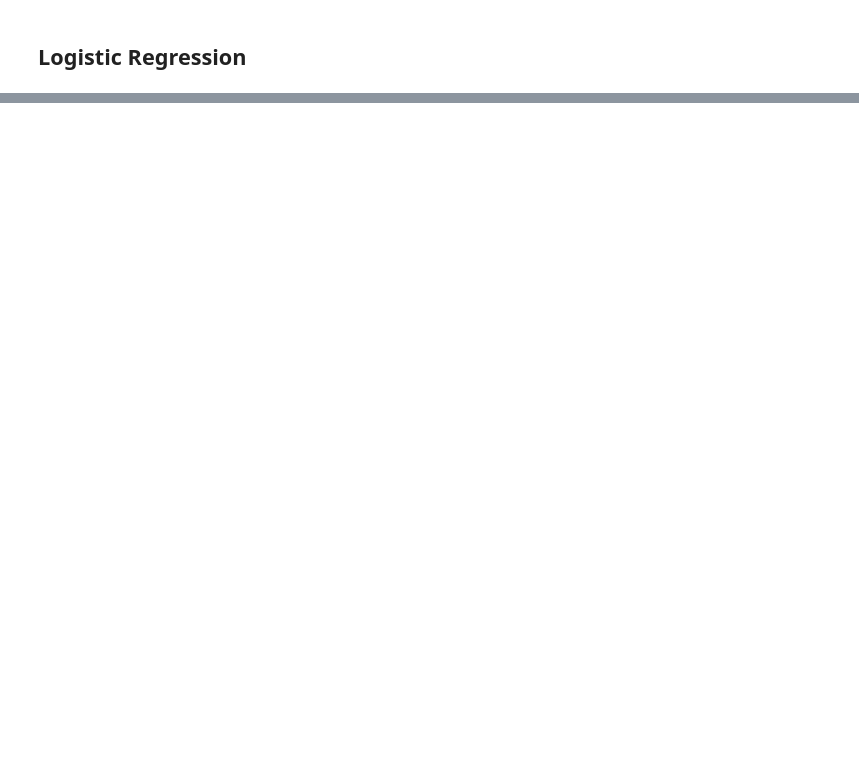
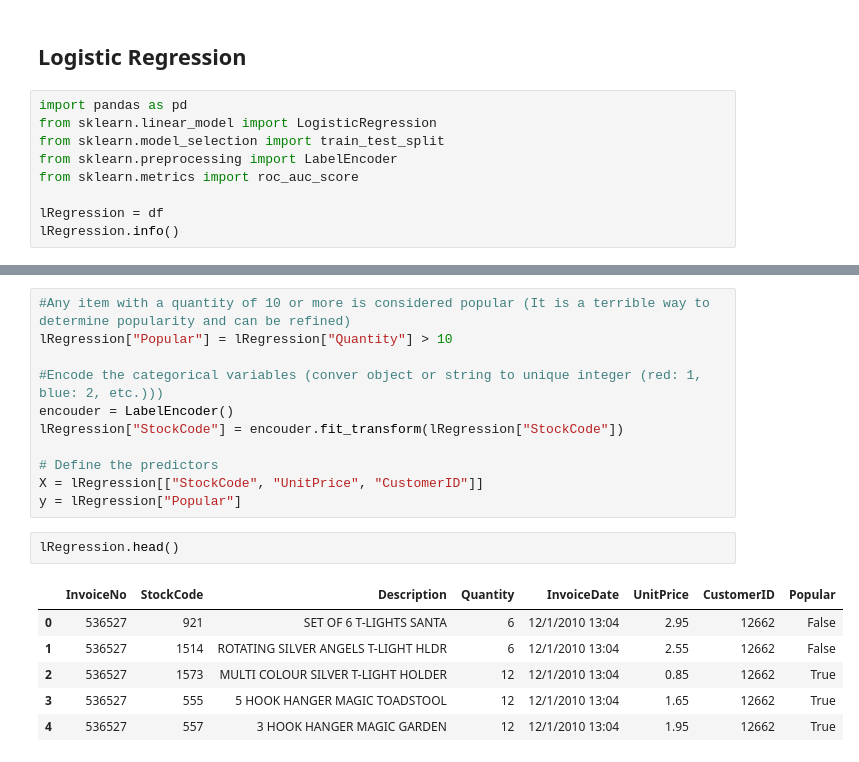
Before and after one commit to KAL17002493/L6-AI-L1, a Jupyter notebook: A1.ipynb, the cells around one changed output, grey strips where cells are left out. Drawn from its saved outputs; the diff is of its cells as text; blank space fills up the shorter version.

```diff
--- a/A1.ipynb
+++ b/A1.ipynb
@@ -304,2 +287,11 @@ InvoiceDate
 # %% [markdown]
 ## Logistic Regression
+# %%
+import pandas as pd
+from sklearn.linear_model import LogisticRegression
+from sklearn.model_selection import train_test_split
+from sklearn.preprocessing import LabelEncoder
+from sklearn.metrics import roc_auc_score
+
+lRegression = df
+lRegression.info()
@@ -305,0 +313,20 @@ InvoiceDate
+# %%
+#Any item with a quantity of 10 or more is considered popular (It is a terrible way to determine popularity and can be refined)
+lRegression["Popular"] = lRegression["Quantity"] > 10
+
+#Encode the categorical variables (conver object or string to unique integer (red: 1, blue: 2, etc.)))
+encouder = LabelEncoder()
+lRegression["StockCode"] = encouder.fit_transform(lRegression["StockCode"])
+
+# Define the predictors
+X = lRegression[["StockCode", "UnitPrice", "CustomerID"]]
+y = lRegression["Popular"]
+# %%
+lRegression.head()
+# %% [output]
+|  | InvoiceNo | StockCode | Description | Quantity | InvoiceDate | UnitPrice | CustomerID | Popular |
+| 0 | 536527 | 921 | SET OF 6 T-LIGHTS SANTA | 6 | 12/1/2010 13:04 | 2.95 | 12662 | False |
+| 1 | 536527 | 1514 | ROTATING SILVER ANGELS T-LIGHT HLDR | 6 | 12/1/2010 13:04 | 2.55 | 12662 | False |
+| 2 | 536527 | 1573 | MULTI COLOUR SILVER T-LIGHT HOLDER | 12 | 12/1/2010 13:04 | 0.85 | 12662 | True |
+| 3 | 536527 | 555 | 5 HOOK HANGER MAGIC TOADSTOOL | 12 | 12/1/2010 13:04 | 1.65 | 12662 | True |
+| 4 | 536527 | 557 | 3 HOOK HANGER MAGIC GARDEN | 12 | 12/1/2010 13:04 | 1.95 | 12662 | True |
```
Also changed, not shown: parts of 8 cells of this notebook, 1 other file.
